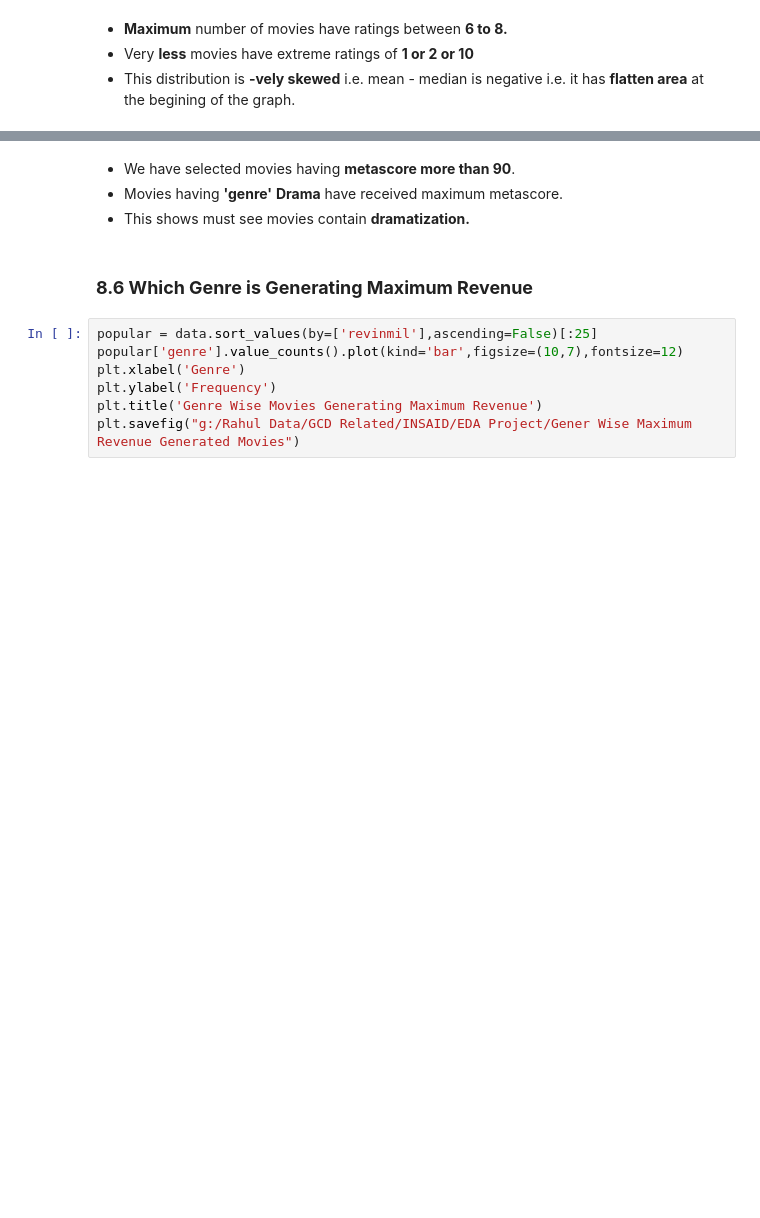
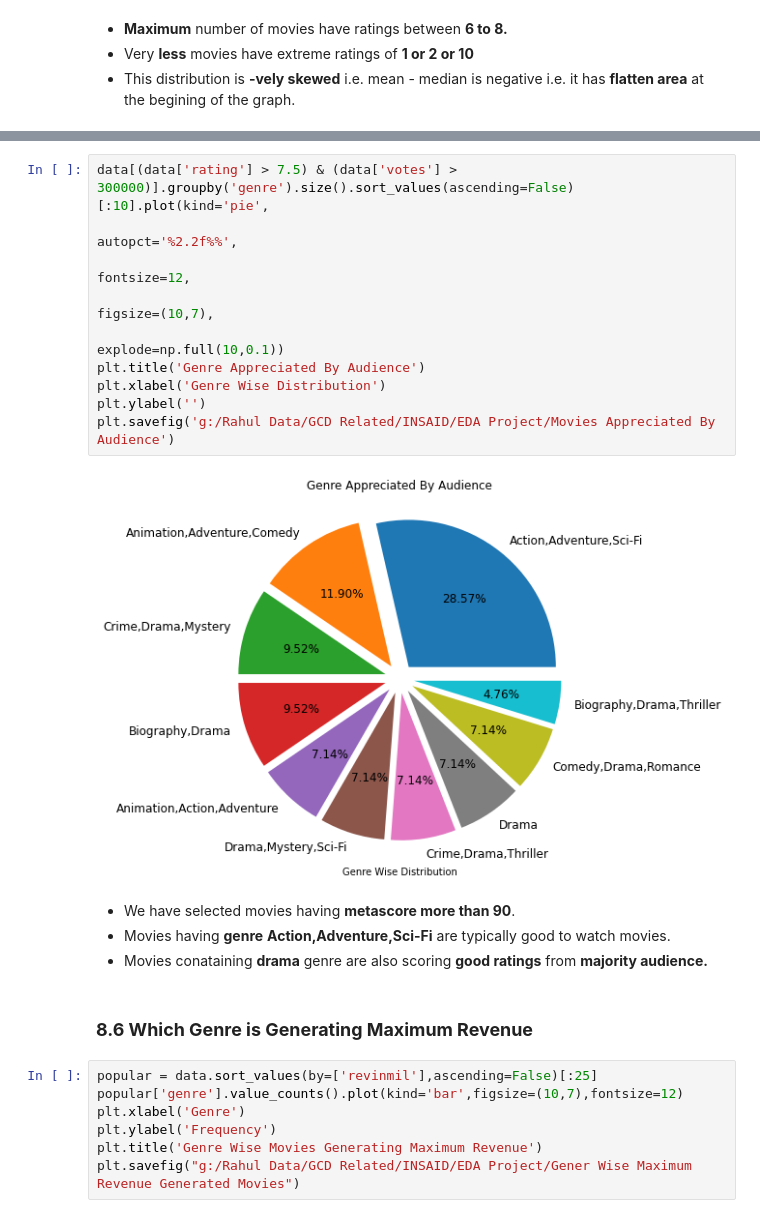
Before and after one commit to meetrahula/INSAID-EDA-Project, a Jupyter notebook: EDA Movies Dataset.ipynb, the cells around one changed output, grey strips where cells are left out. Drawn from its saved outputs; the diff is of its cells as text; blank space fills up the shorter version.

```diff
--- a/EDA Movies Dataset.ipynb
+++ b/EDA Movies Dataset.ipynb
@@ -630,7 +649,19 @@ plt.savefig("g:/Rahul Data/GCD Related/INSAID/EDA Project/Movies Appreciated By
+# %%
+data[(data['rating'] > 7.5) & (data['votes'] > 300000)].groupby('genre').size().sort_values(ascending=False)[:10].plot(kind='pie',
+                                                                                                                       autopct='%2.2f%%',
+                                                                                                                       fontsize=12,
+                                                                                                                       figsize=(10,7),
+                                                                                                                      explode=np.full(10,0.1))
+plt.title('Genre Appreciated By Audience')
+plt.xlabel('Genre Wise Distribution')
+plt.ylabel('')
+plt.savefig('g:/Rahul Data/GCD Related/INSAID/EDA Project/Movies Appreciated By Audience')
+# %% [output]
+[figure, added]
 # %% [markdown]
 - We have selected movies having **metascore more than 90**.
-- Movies having **'genre'** **Drama** have received maximum metascore.
-- This shows must see movies contain **dramatization.**
+- Movies having **genre** **Action,Adventure,Sci-Fi** are typically good to watch movies.
+- Movies conataining **drama** genre are also scoring **good ratings** from **majority audience.**
 # %% [markdown]
 <a id = Section86></a>
 ### **8.6 Which Genre is Generating Maximum Revenue**
```
Also changed, not shown: parts of 36 cells of this notebook.
